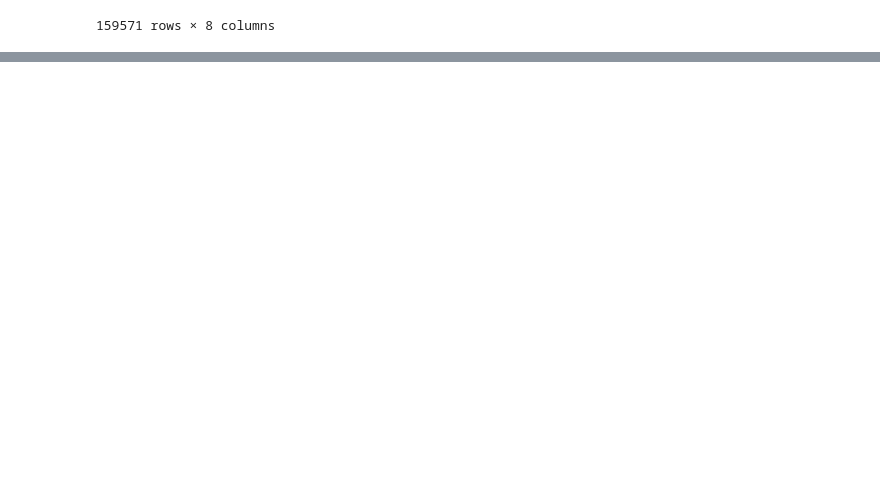
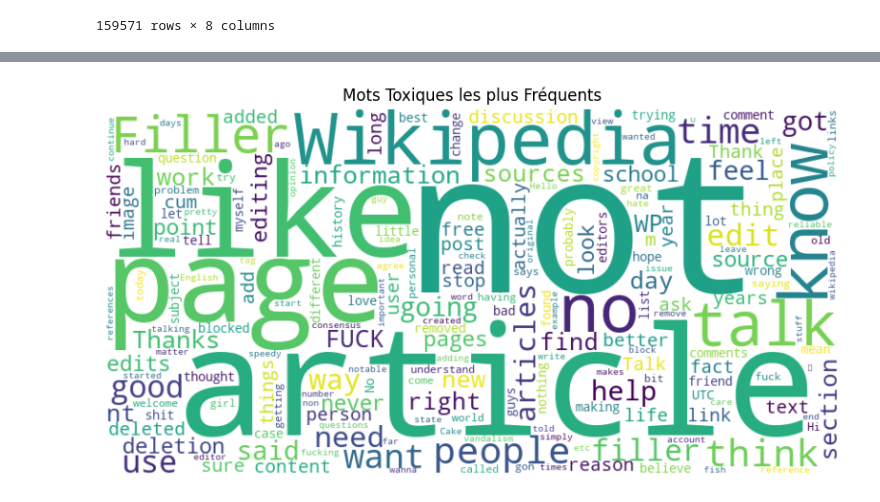
Before and after one commit to CorentinMaille/TP_commentaire, a Jupyter notebook: backend/IA.ipynb, the cells around one changed output, grey strips where cells are left out. Cells and saved outputs as stored; diff of their text form; code cells hidden in the pictures; blank space fills up the shorter version.

```diff
--- a/backend/IA.ipynb
+++ b/backend/IA.ipynb
@@ -103,0 +161,4 @@ TypeError: treat_comment() takes 2 positional arguments but 3 were given
+# %%
+jigsaw_toxic = jigsaw_toxic.reset_index()
+jigsaw_toxic.drop(["index", "id"], axis=1, inplace=True)
+jigsaw_toxic
@@ -103,0 +179,3 @@ TypeError: treat_comment() takes 2 positional arguments but 3 were given
+# %%
+suicide = pd.read_csv('./../data/suicide.csv')
+suicide
@@ -103,0 +196,5 @@ TypeError: treat_comment() takes 2 positional arguments but 3 were given
+# %%
+suicide.replace({'non-suicide': 0, 'suicide': 2},inplace=True)
+suicide.rename(columns={'text': 'comment_text', 'class': 'status'}, inplace=True)
+suicide.drop('Unnamed: 0', axis=1, inplace=True)
+suicide
@@ -103,0 +215,4 @@ TypeError: treat_comment() takes 2 positional arguments but 3 were given
+# %%
+df = pd.concat([jigsaw_toxic, suicide])
+df.value_counts('status')
+df
@@ -103,0 +254,16 @@ TypeError: treat_comment() takes 2 positional arguments but 3 were given
+# %%
+toxic_comments = df[df['status'] == 0]['comment_text']
+
+# Compter la fréquence des mots
+word_counts = Counter(" ".join(toxic_comments).split())
+
+# Créer un graphique avec les mots les plus fréquents
+wordcloud = WordCloud(width=800, height=400, background_color='white').generate_from_frequencies(word_counts)
+
+plt.figure(figsize=(10, 5))
+plt.imshow(wordcloud, interpolation='bilinear')
+plt.axis('off')
+plt.title('Mots Toxiques les plus Fréquents')
+plt.show()
+# %% [output]
+[figure, added]
```
Also changed, not shown: parts of 29 cells of this notebook, 3 other files.
